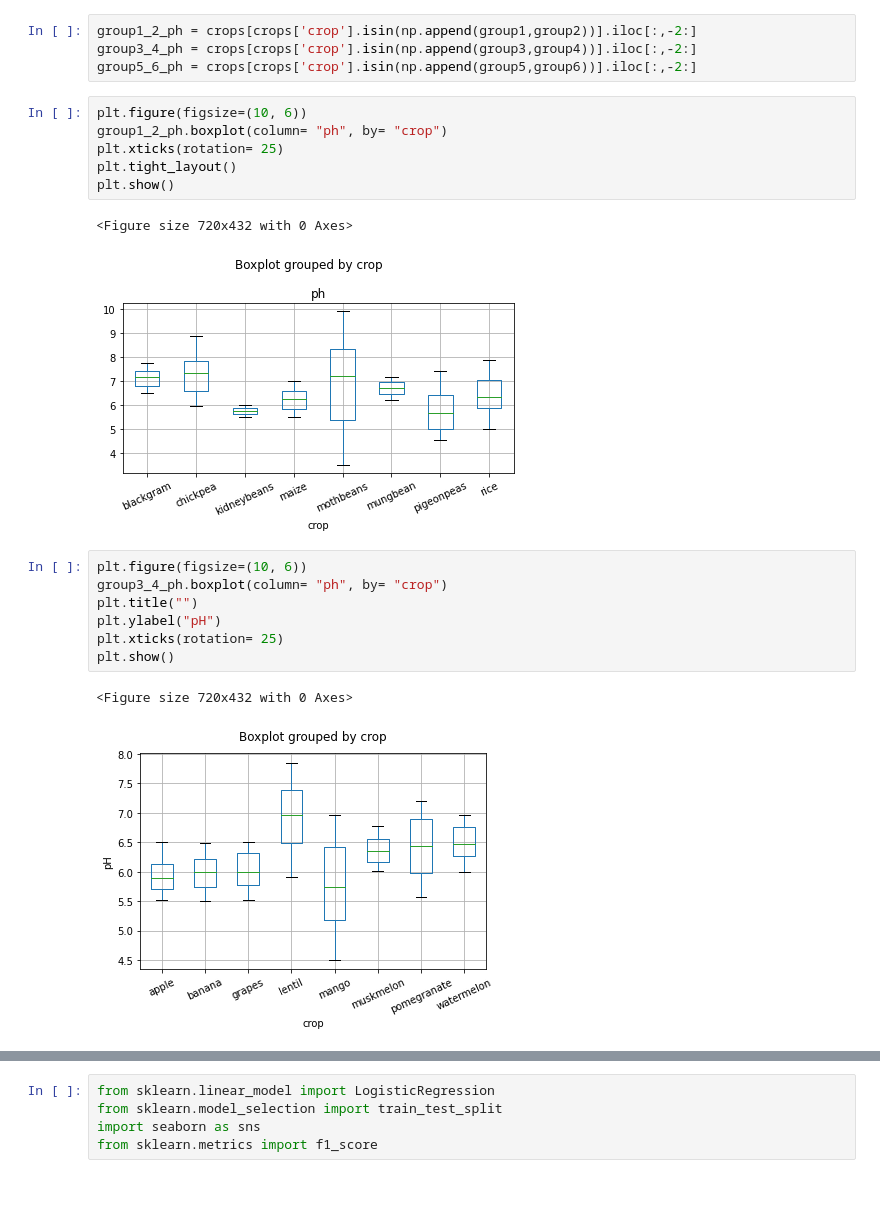
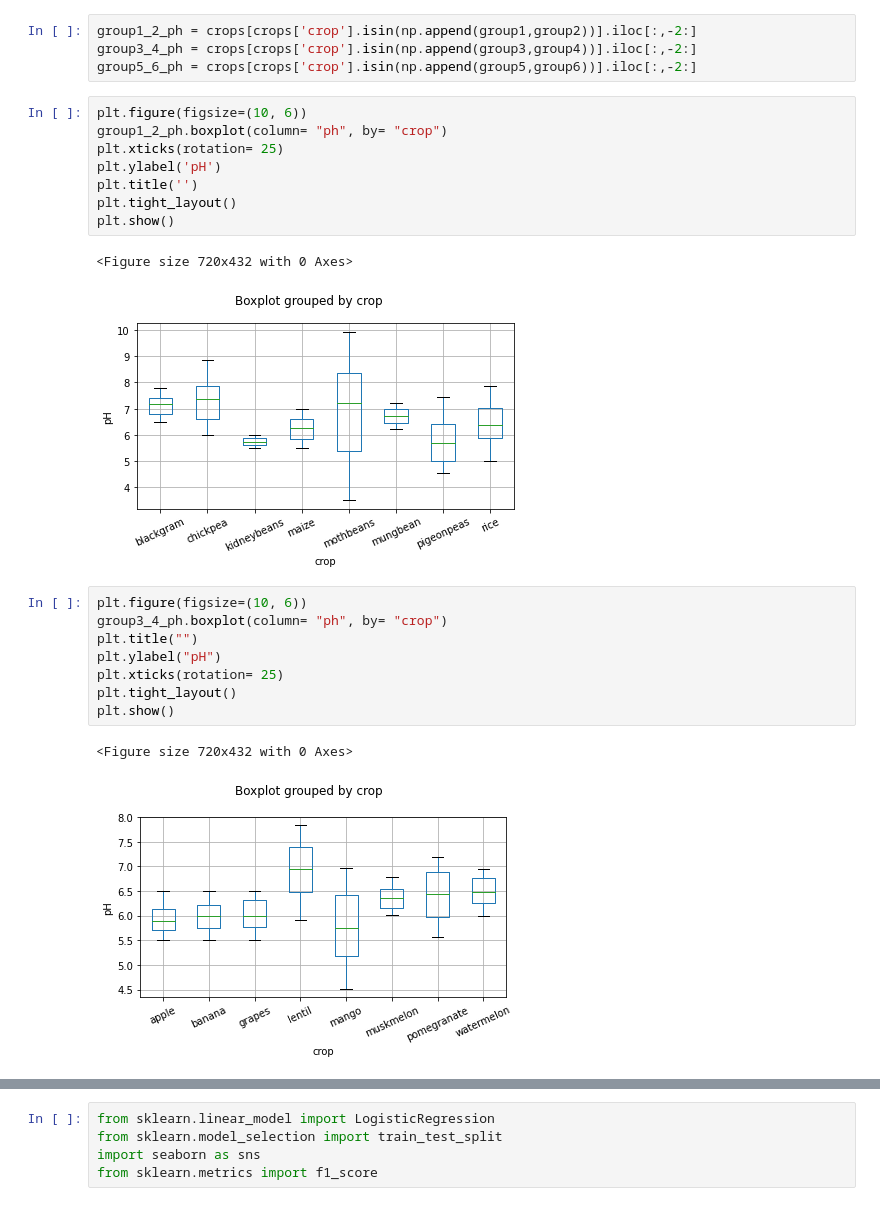
Before and after one commit to daniel-epm/agricultural_modeling, a Jupyter notebook: agriculture.ipynb, the cells around one changed output, grey strips where cells are left out. Saved outputs shown, nothing was run; the diff lists cells and outputs as text.

Commit message:
refining figures and running data preprocessing

```diff
--- a/agriculture.ipynb
+++ b/agriculture.ipynb
@@ -234,21 +230,24 @@ group5_6_ph = crops[crops['crop'].isin(np.append(group5,group6))].iloc[:,-2:]
 plt.figure(figsize=(10, 6))
 group1_2_ph.boxplot(column= "ph", by= "crop")
 plt.xticks(rotation= 25)
+plt.ylabel('pH')
+plt.title('')
 plt.tight_layout()
 plt.show()
 # %% [output]
 <Figure size 720x432 with 0 Axes>
-[figure, old version]
+[figure, new version]
 # %%
 plt.figure(figsize=(10, 6))
 group3_4_ph.boxplot(column= "ph", by= "crop")
 plt.title("")
 plt.ylabel("pH")
 plt.xticks(rotation= 25)
+plt.tight_layout()
 plt.show()
 # %% [output]
 <Figure size 720x432 with 0 Axes>
-[figure, old version]
+[figure, new version]
 # %%
 plt.figure(figsize=(10, 6))
 group5_6_ph.boxplot(column= "ph", by= "crop")
```
Also changed, not shown: parts of 8 cells of this notebook.
